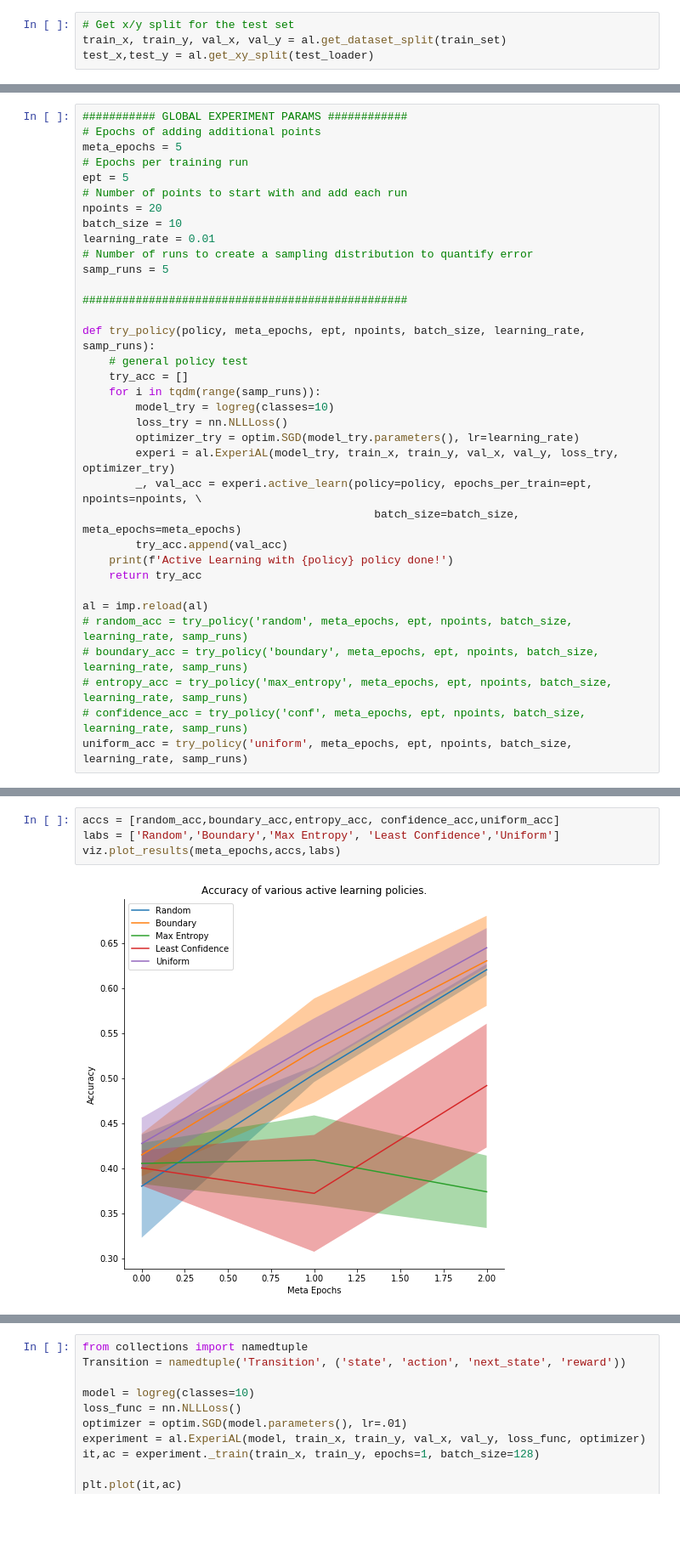
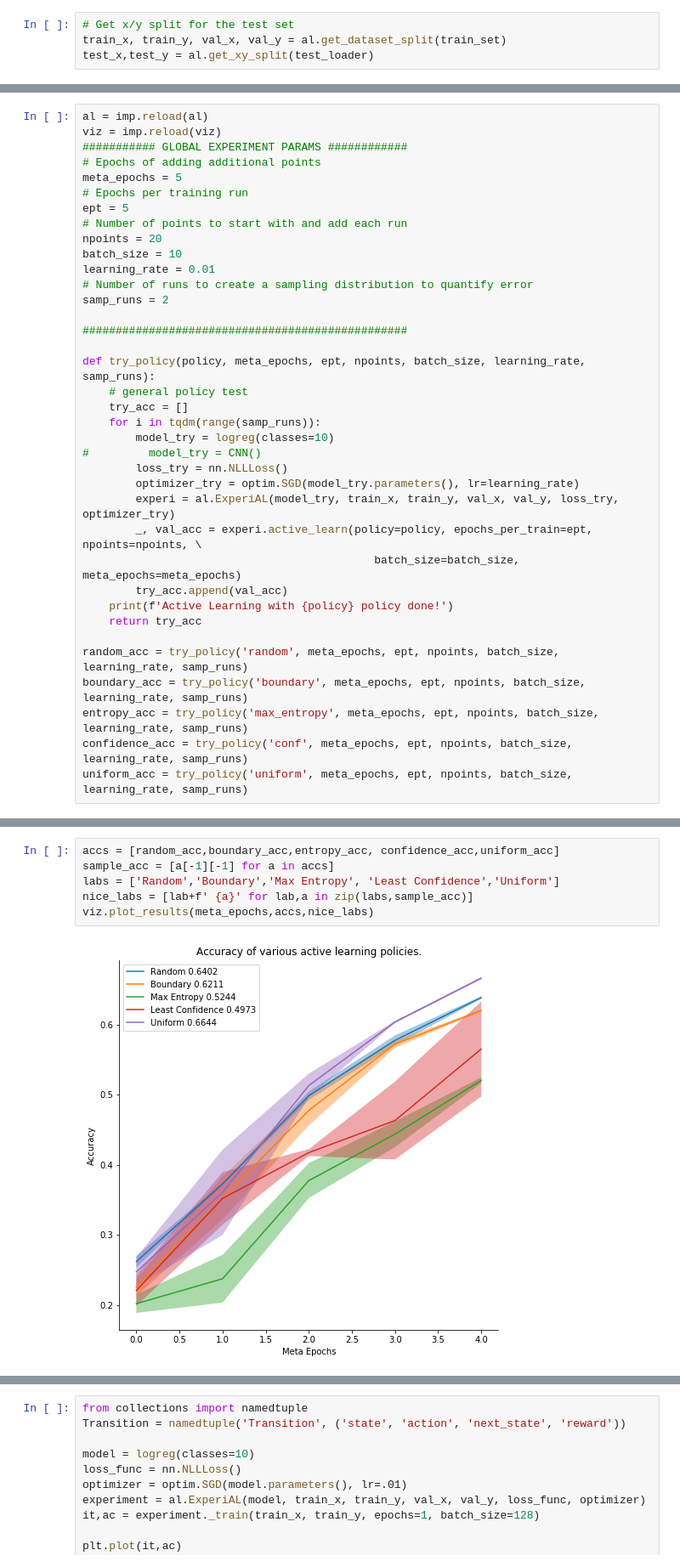
Before and after one commit to dsondak/pavlos_research, a Jupyter notebook: notebooks/1.0_domain_adapt_playbook.ipynb, the cells around one changed output, grey strips where cells are left out. Shown: that part at 85% size. Cells and saved outputs as stored; diff of their text form; blank space fills up the shorter version.

```diff
--- a/notebooks/1.0_domain_adapt_playbook.ipynb
+++ b/notebooks/1.0_domain_adapt_playbook.ipynb
@@ -104,4 +90,6 @@ viz = imp.reload(viz)
 # %%
+al = imp.reload(al)
+viz = imp.reload(viz)
 ########### GLOBAL EXPERIMENT PARAMS ############
 # Epochs of adding additional points
 meta_epochs = 5
@@ -112,7 +100,7 @@ npoints = 20
 batch_size = 10
 learning_rate = 0.01
 # Number of runs to create a sampling distribution to quantify error
-samp_runs = 5
+samp_runs = 2
 
 #################################################
 
@@ -121,6 +109,7 @@ def try_policy(policy, meta_epochs, ept, npoints, batch_size, learning_rate, sam
     try_acc = []
     for i in tqdm(range(samp_runs)):
         model_try = logreg(classes=10)
+#         model_try = CNN()
         loss_try = nn.NLLLoss()
         optimizer_try = optim.SGD(model_try.parameters(), lr=learning_rate)
         experi = al.ExperiAL(model_try, train_x, train_y, val_x, val_y, loss_try, optimizer_try)
@@ -130,11 +119,10 @@ def try_policy(policy, meta_epochs, ept, npoints, batch_size, learning_rate, sam
     print(f'Active Learning with {policy} policy done!')
     return try_acc
 
-al = imp.reload(al)
-# random_acc = try_policy('random', meta_epochs, ept, npoints, batch_size, learning_rate, samp_runs)
-# boundary_acc = try_policy('boundary', meta_epochs, ept, npoints, batch_size, learning_rate, samp_runs)
-# entropy_acc = try_policy('max_entropy', meta_epochs, ept, npoints, batch_size, learning_rate, samp_runs)
-# confidence_acc = try_policy('conf', meta_epochs, ept, npoints, batch_size, learning_rate, samp_runs)
+random_acc = try_policy('random', meta_epochs, ept, npoints, batch_size, learning_rate, samp_runs)
+boundary_acc = try_policy('boundary', meta_epochs, ept, npoints, batch_size, learning_rate, samp_runs)
+entropy_acc = try_policy('max_entropy', meta_epochs, ept, npoints, batch_size, learning_rate, samp_runs)
+confidence_acc = try_policy('conf', meta_epochs, ept, npoints, batch_size, learning_rate, samp_runs)
 uniform_acc = try_policy('uniform', meta_epochs, ept, npoints, batch_size, learning_rate, samp_runs)
 # %% [output]
 A Jupyter Widget
@@ -177,7 +138,9 @@ Active Learning with uniform policy done!
 # %%
 accs = [random_acc,boundary_acc,entropy_acc, confidence_acc,uniform_acc]
+sample_acc = [a[-1][-1] for a in accs]
 labs = ['Random','Boundary','Max Entropy', 'Least Confidence','Uniform']
-viz.plot_results(meta_epochs,accs,labs)
+nice_labs = [lab+f' {a}' for lab,a in zip(labs,sample_acc)]
+viz.plot_results(meta_epochs,accs,nice_labs)
 # %% [output]
-[figure, old version]
+[figure, new version]
 # %%
```
Also changed, not shown: parts of 8 cells of this notebook, 1 other file.
